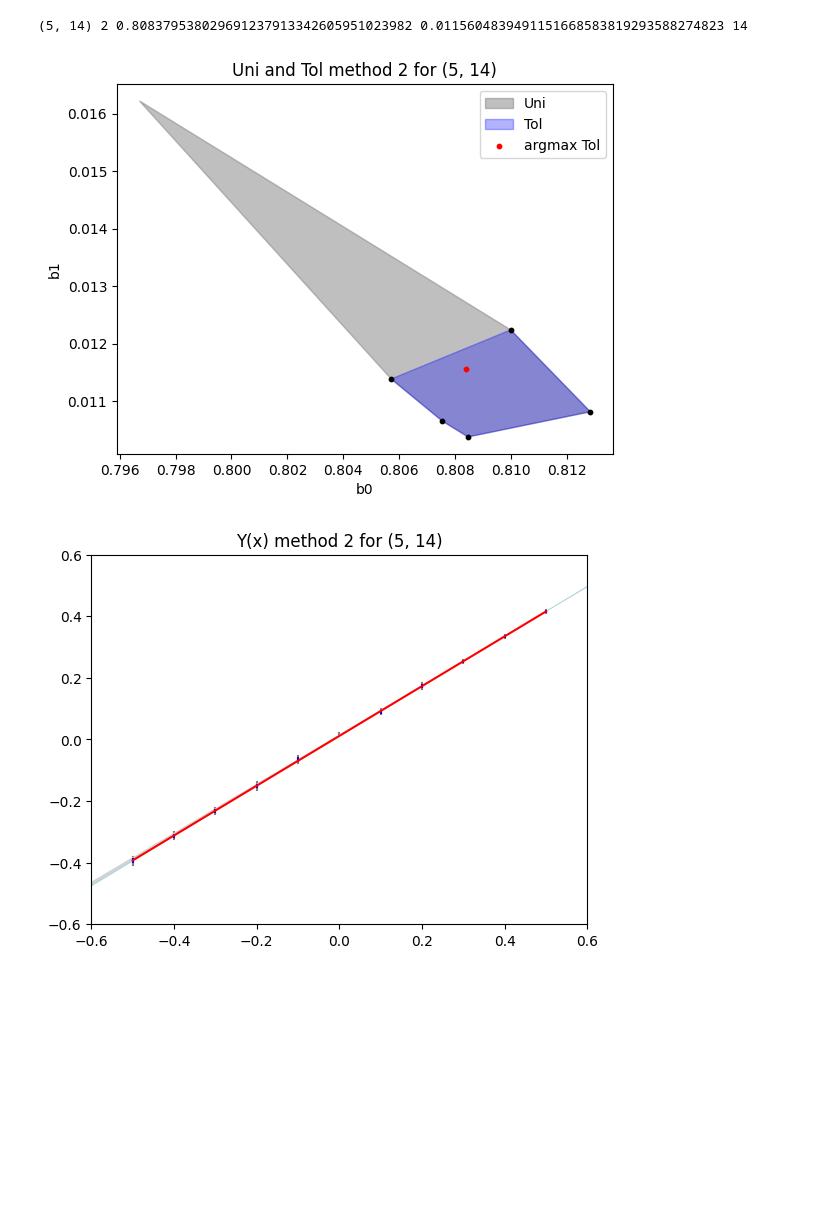
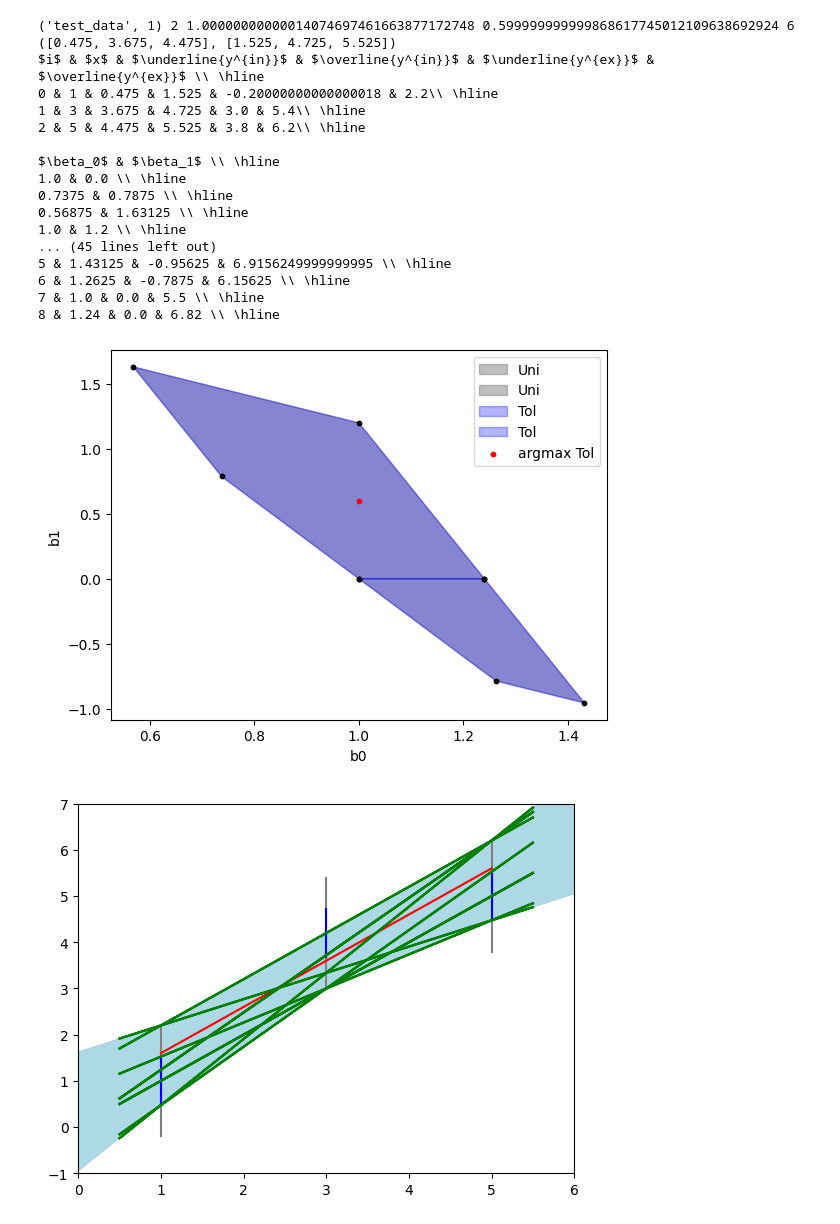
Before and after one commit to BaevDaniil/Interval_2, a Jupyter notebook: main.ipynb, the cells around one changed output. Drawn from its saved outputs; the diff is of its cells as text; code cells hidden in the pictures; blank space fills up the shorter version.

Commit message:
Add example

```diff
--- a/main.ipynb
+++ b/main.ipynb
@@ -36,7 +36,7 @@ def load_data(directory, side):
 
     return loaded_data
 
-data = load_data("bin/04_10_2024_070_068", "a")
+data_l = load_data("bin/04_10_2024_070_068", "a")
 # %%
 values_x = [1, 3, 5]
 measurements_each_x_value = 100
@@ -52,26 +52,26 @@ top_y = 6
 def generate_data(step = 0.125, shift = 0):
     generated_data = [[]]
 
-    data = [(1, 1 - 2 * step) for i in range(measurements_each_x_value // 4)]
+    data = [(1, 1 - 3 * step) for i in range(measurements_each_x_value // 4)]
     data.extend([(1, 1 - step) for i in range(measurements_each_x_value // 4)])
     data.extend([(1, 1 + step) for i in range(measurements_each_x_value // 4)])
-    data.extend([(1, 1 + 2 * step) for i in range(measurements_each_x_value // 4)])
+    data.extend([(1, 1 + 3 * step) for i in range(measurements_each_x_value // 4)])
 
-    data.extend([(3, 3 - 2 * step + shift) for i in range(measurements_each_x_value // 4)])
+    data.extend([(3, 3 - 3 * step + shift) for i in range(measurements_each_x_value // 4)])
     data.extend([(3, 3 - step + shift) for i in range(measurements_each_x_value // 4)])
     data.extend([(3, 3 + step + shift) for i in range(measurements_each_x_value // 4)])
-    data.extend([(3, 3 + 2 * step + shift) for i in range(measurements_each_x_value // 4)])
+    data.extend([(3, 3 + 3 * step + shift) for i in range(measurements_each_x_value // 4)])
 
-    data.extend([(5, 5 - 2 * step) for i in range(measurements_each_x_value // 4)])
+    data.extend([(5, 5 - 3 * step) for i in range(measurements_each_x_value // 4)])
     data.extend([(5, 5 - step) for i in range(measurements_each_x_value // 4)])
     data.extend([(5, 5 + step) for i in range(measurements_each_x_value // 4)])
-    data.extend([(5, 5 + 2 * step) for i in range(measurements_each_x_value // 4)])
+    data.extend([(5, 5 + 3 * step) for i in range(measurements_each_x_value // 4)])
 
     generated_data[0].append(data)
 
     return generated_data
 
-data = generate_data(0.2, -0.2)
+data_l = generate_data(0.4, 1.2)
 # %%
 def amount_of_neg(all_data, coord_1, coord_2):
     x, y = zip(*all_data[coord_1][coord_2])
@@ -178,3 +175,6 @@ data = data[coord_1][coord_2]
+# %%
+coord_1, coord_2 = 'test_data', 1
+data = data_l[0][0]
 # %%
 # method 1
 b_vec, rads, to_remove = regression_type_1(data)
@@ -289,15 +289,28 @@ def regression_type_2(points):
     return b_vec, (y_in_down, y_in_up), (y_ex_down, y_ex_up), to_remove, b_uni_vertices, b_tol_vertices
 # %%
 plt.figure()
-plt.title("Uni and Tol method 2 for " + str((coord_1, coord_2)))
+#plt.title("Uni and Tol method 2 for " + str((coord_1, coord_2)))
 b_vec2, y_in, y_ex, to_remove, b_uni_vertices, b_tol_vertices = regression_type_2(data)
 print((coord_1, coord_2), 2, b_vec2[0], b_vec2[1], len(to_remove))
 plt.savefig("uni_tol_method_2_data_" + str(coord_1) + '_' + str(coord_2) + ".png")
 plt.figure()
-plt.title("Y(x) method 2 for " + str((coord_1, coord_2)))
+#plt.title("Y(x) method 2 for " + str((coord_1, coord_2)))
 for i in range(len(values_x)):
-    plt.plot([values_x[i], values_x[i]], [y_ex[0][i], y_ex[1][i]], color="gray", zorder=1)
-    plt.plot([values_x[i], values_x[i]], [y_in[0][i], y_in[1][i]], color="blue", zorder=2)
+    plt.plot([values_x[i], values_x[i]], [y_ex[0][i], y_ex[1][i]], color="gray", zorder=500)
+    plt.plot([values_x[i], values_x[i]], [y_in[0][i], y_in[1][i]], color="blue", zorder=600)
+
+print(y_in)
+print("$i$ & $x$ & $\\underline{y^{in}}$ & $\\overline{y^{in}}$ & $\\underline{y^{ex}}$ & $\\overline{y^{ex}}$ \\\\ \hline")
+for i in range(len(values_x)):
+    print(f"{i} & {values_x[i]} & {y_in[0][i]} & {y_in[1][i]} & {y_ex[0][i]} & {y_ex[1][i]}\\\\ \\hline")
+
+print()
+
+print("$\\beta_0$ & $\\beta_1$ \\\\ \hline")
+for b in b_tol_vertices:
+    print(f"{b[0]} & {b[1]} \\\\ \hline")
+
+print()
 
 plt.plot([min(values_x), max(values_x)], [b_vec2[1] + b_vec2[0] * min(values_x), b_vec2[1] + b_vec2[0] * max(values_x)], label="Argmax Tol", color="red",
             zorder=1000)
@@ -319,36 +332,64 @@ for i in range(len(x2) - 1):
         if min_val > val:
             min_idx = j
             min_val = val
 
     y0_low = b_uni_vertices[min_idx][1] + b_uni_vertices[min_idx][0] * x0
     y1_low = b_uni_vertices[min_idx][1] + b_uni_vertices[min_idx][0] * x1
     y0_hi = b_uni_vertices[max_idx][1] + b_uni_vertices[max_idx][0] * x0
     y1_hi = b_uni_vertices[max_idx][1] + b_uni_vertices[max_idx][0] * x1
-    plt.fill([x0, x1, x1, x0], [y0_low, y1_low, y1_hi, y0_hi], facecolor="lightgray", linewidth=0)
+
+    plt.fill([x0, x1, x1, x0], [y0_low, y1_low, y1_hi, y0_hi], facecolor="gray", linewidth=0)
 
     max_idx = 0
     min_idx = 0
     max_val = b_tol_vertices[0][1] + b_tol_vertices[0][0] * (x0 + x1) / 2
     min_val = b_tol_vertices[0][1] + b_tol_vertices[0][0] * (x0 + x1) / 2
+
+    print("tol vertex index & $\\beta_0$ & $\\beta_1$ & value\\\\ \hline")
     for j in range(len(b_tol_vertices)):
         val = b_tol_vertices[j][1] + b_tol_vertices[j][0] * (x0 + x1) / 2
+        print(f"{j} & {b_tol_vertices[j][0]} & {b_tol_vertices[j][1]} & {val} \\\\ \hline")
         if max_val < val:
             max_idx = j
             max_val = val
         if min_val > val:
             min_idx = j
             min_val = val
+    print("Tol selected vertex: min_idx - ", min_idx, ", max_idx - ", max_idx)
 
     y0_low = b_tol_vertices[min_idx][1] + b_tol_vertices[min_idx][0] * x0
     y1_low = b_tol_vertices[min_idx][1] + b_tol_vertices[min_idx][0] * x1
     y0_hi = b_tol_vertices[max_idx][1] + b_tol_vertices[max_idx][0] * x0
     y1_hi = b_tol_vertices[max_idx][1] + b_tol_vertices[max_idx][0] * x1
+
     plt.fill([x0, x1, x1, x0], [y0_low, y1_low, y1_hi, y0_hi], facecolor="lightblue", linewidth=0)
 
+    for j in range(len(b_tol_vertices)):
+        plt.plot([0.5, 5.5], [b_tol_vertices[j][1] + b_tol_vertices[j][0] * 0.5, b_tol_vertices[j][1] + b_tol_vertices[j][0] * 5.5], color="green",
+                zorder=1000)
+        val = b_tol_vertices[j][1] + b_tol_vertices[j][0] * (x0 + x1) / 2
+
+
 plt.xlim((left_x, right_x))
-plt.ylim((bottom_y, top_y))
-plt.savefig("uni_tol_method_2_corridor_joint_dependence_data_" + str(coord_1) + '_' + str(coord_2) + ".png")
+plt.ylim((bottom_y - 1, top_y + 1))
+plt.savefig("example"".png")
 # %% [output]
-(5, 14) 2 0.808379538029691237913342605951023982 0.0115604839491151668583819293588274823 14
+('test_data', 1) 2 1.00000000000014074697461663877172748 0.599999999999868617745012109638692924 6
+([0.475, 3.675, 4.475], [1.525, 4.725, 5.525])
+$i$ & $x$ & $\underline{y^{in}}$ & $\overline{y^{in}}$ & $\underline{y^{ex}}$ & $\overline{y^{ex}}$ \\ \hline
+0 & 1 & 0.475 & 1.525 & -0.20000000000000018 & 2.2\\ \hline
+1 & 3 & 3.675 & 4.725 & 3.0 & 5.4\\ \hline
+2 & 5 & 4.475 & 5.525 & 3.8 & 6.2\\ \hline
+
+$\beta_0$ & $\beta_1$ \\ \hline
+1.0 & 0.0 \\ \hline
+0.7375 & 0.7875 \\ \hline
+0.56875 & 1.63125 \\ \hline
+1.0 & 1.2 \\ \hline
+... (45 lines left out)
+5 & 1.43125 & -0.95625 & 6.9156249999999995 \\ \hline
+6 & 1.2625 & -0.7875 & 6.15625 \\ \hline
+7 & 1.0 & 0.0 & 5.5 \\ \hline
+8 & 1.24 & 0.0 & 6.82 \\ \hline
-[figure, old version]
+[figure, new version]
-[figure, old version]
+[figure, new version]
```
Also changed, not shown: parts of 2 cells of this notebook, 3 other files.
